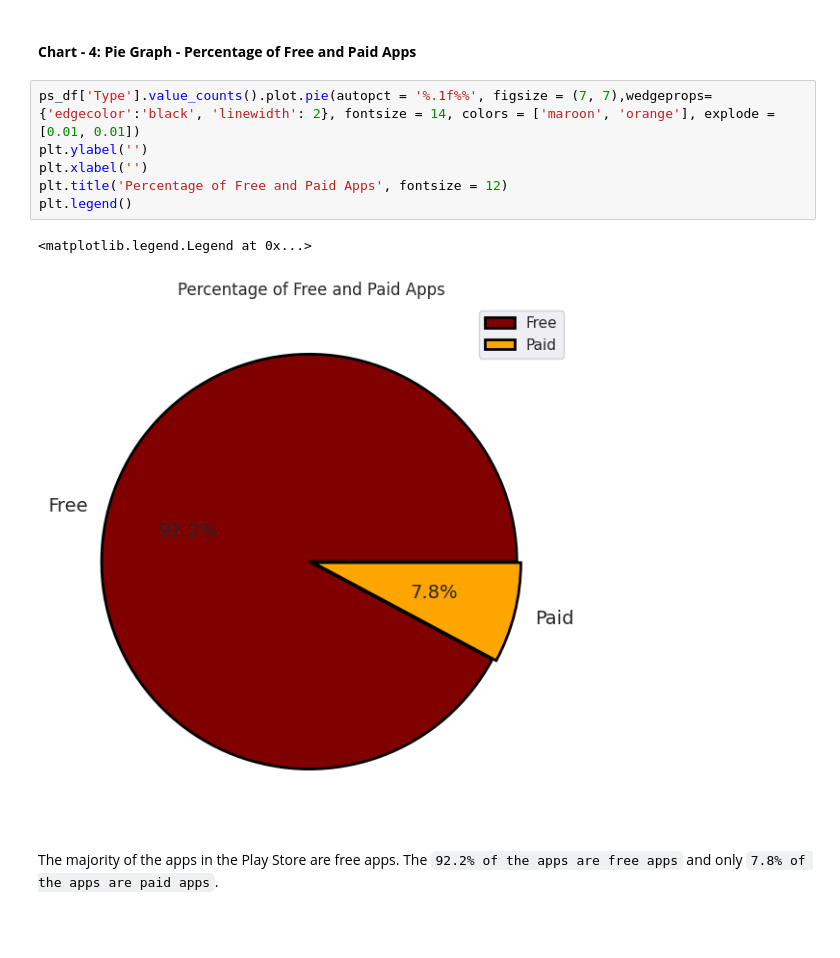
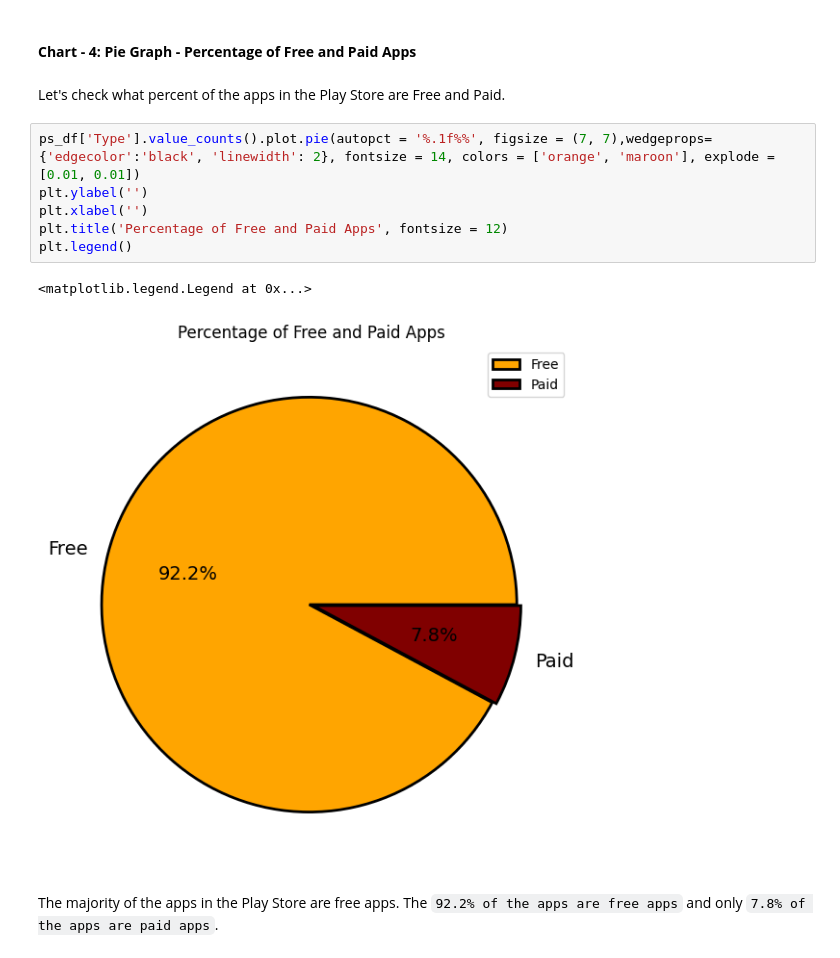
Before and after one commit to dipankarsahu1000/Play-Store-App-Review-Analysis, a Jupyter notebook: Play_Store_App_Review_Analysis.ipynb, the cells around one changed output. Cells and saved outputs as stored; diff of their text form; blank space fills up the shorter version.

```diff
--- a/Play_Store_App_Review_Analysis.ipynb
+++ b/Play_Store_App_Review_Analysis.ipynb
@@ -1082,15 +1083,17 @@ We can definitely see difference between the `'Category vs. Number of Apps'` (in
 The number of installs for each category actually gives us a better understanding of regarding which category is more popular among users or has the higher demand, because the number of installs actually lets us know that the users are actually downloading and using the app.
 # %% [markdown]
 #### **Chart - 4: Pie Graph -  Percentage of Free and Paid Apps**
+# %% [markdown]
+Let's check what percent of the apps in the Play Store are Free and Paid.
 # %%
-ps_df['Type'].value_counts().plot.pie(autopct = '%.1f%%', figsize = (7, 7),wedgeprops={'edgecolor':'black', 'linewidth': 2}, fontsize = 14, colors = ['maroon', 'orange'], explode = [0.01, 0.01])
+ps_df['Type'].value_counts().plot.pie(autopct = '%.1f%%', figsize = (7, 7),wedgeprops={'edgecolor':'black', 'linewidth': 2}, fontsize = 14, colors = ['orange', 'maroon'], explode = [0.01, 0.01])
 plt.ylabel('')
 plt.xlabel('')
 plt.title('Percentage of Free and Paid Apps', fontsize = 12)
 plt.legend()
 # %% [output]
 <matplotlib.legend.Legend at 0x...>
-[figure, old version]
+[figure, new version]
 # %% [markdown]
 The majority of the apps in the Play Store are free apps.
 The `92.2% of the apps are free apps` and only `7.8% of the apps are paid apps`.
```
Also changed, not shown: parts of 61 cells of this notebook.
